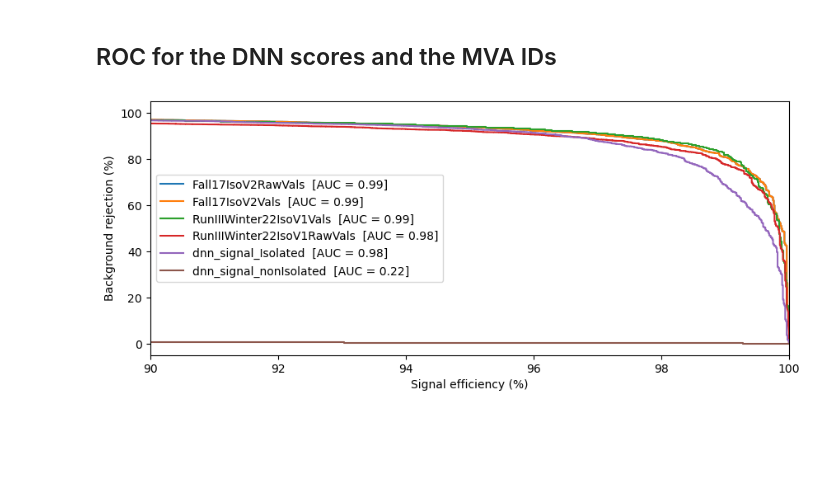
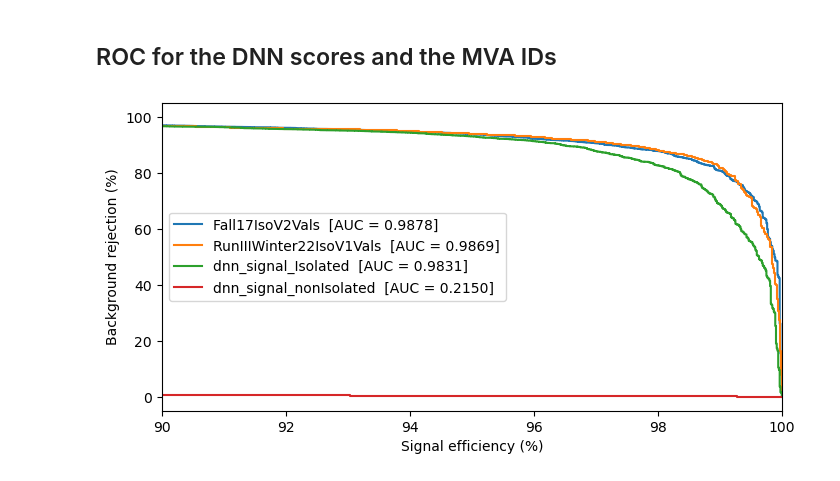
Before and after one commit to phazarik/Electron-DNN-ID-study, a Jupyter notebook: dnn_electron_id.ipynb, the cells around one changed output. Saved outputs shown, nothing was run; the diff lists cells and outputs as text; code cells hidden in the pictures; blank space fills up the shorter version.

```diff
--- a/dnn_electron_id.ipynb
+++ b/dnn_electron_id.ipynb
@@ -260,43 +260,43 @@ for score, scoredict in ROC_dict.items():
 import collections
 ROC_dict = collections.OrderedDict(sorted(ROC_dict.items(), key=lambda x: x[1]["auc"], reverse=True))
 # %%
-fig3, ax3 = plt.subplots(1,1,figsize=(10,4))
+fig3, ax3 = plt.subplots(1,1,figsize=(8,4))
 
 #make plots for only the following:
 plots=[
     'dnn_signal_Isolated',
     'dnn_signal_nonIsolated',
     'Fall17IsoV2Vals',
-    'Fall17IsoV2RawVals',
+    #'Fall17IsoV2RawVals',
     'RunIIIWinter22IsoV1Vals',
-    'RunIIIWinter22IsoV1RawVals'
+    #'RunIIIWinter22IsoV1RawVals'
 ]
 
 for score, scoredict in ROC_dict.items():
     for plot in plots:
         if(plot == alias[score]):
             tpr = scoredict["tpr"]
             fnr = scoredict["fnr"]
             auc = scoredict["auc"]
-            label_ = alias[score]+f'  [AUC = {auc:.2f}]'
+            label_ = alias[score]+f'  [AUC = {auc:.4f}]'
             ax3.plot(tpr,fnr, label=label_)
 
 threshold = 0.80
 nsig = df[df['truth']==1].shape[0]
 nsigpass = df[(df['truth']==1) & (df['score1']+df['score2']>threshold)].shape[0]
 sigeff = (nsigpass/nsig)*100
 nbkg = df[df['truth']==0].shape[0]
 nbkgfail = df[(df['truth']==0) & (df['score1']+df['score2']<threshold)].shape[0]
 bkgrej = (nbkgfail/nbkg)*100
 #plt.plot(sigeff, bkgrej, marker='o', color="red", markersize=6, label=f'Current DNN wp ~ {sigeff:.0f},{bkgrej:.0f}')
 
 ax3.set_xlabel('Signal efficiency (%)')
 ax3.set_xlim(90, 100)
 #ax3.set_xscale('log')
 ax3.set_ylabel('Background rejection (%)')
 ax3.legend(loc='center left')
 
 plt.savefig(f'plots/roc.png')
 plt.show()
 # %% [output]
-[figure, old version]
+[figure, new version]
```
Also changed, not shown: 1 other file.
